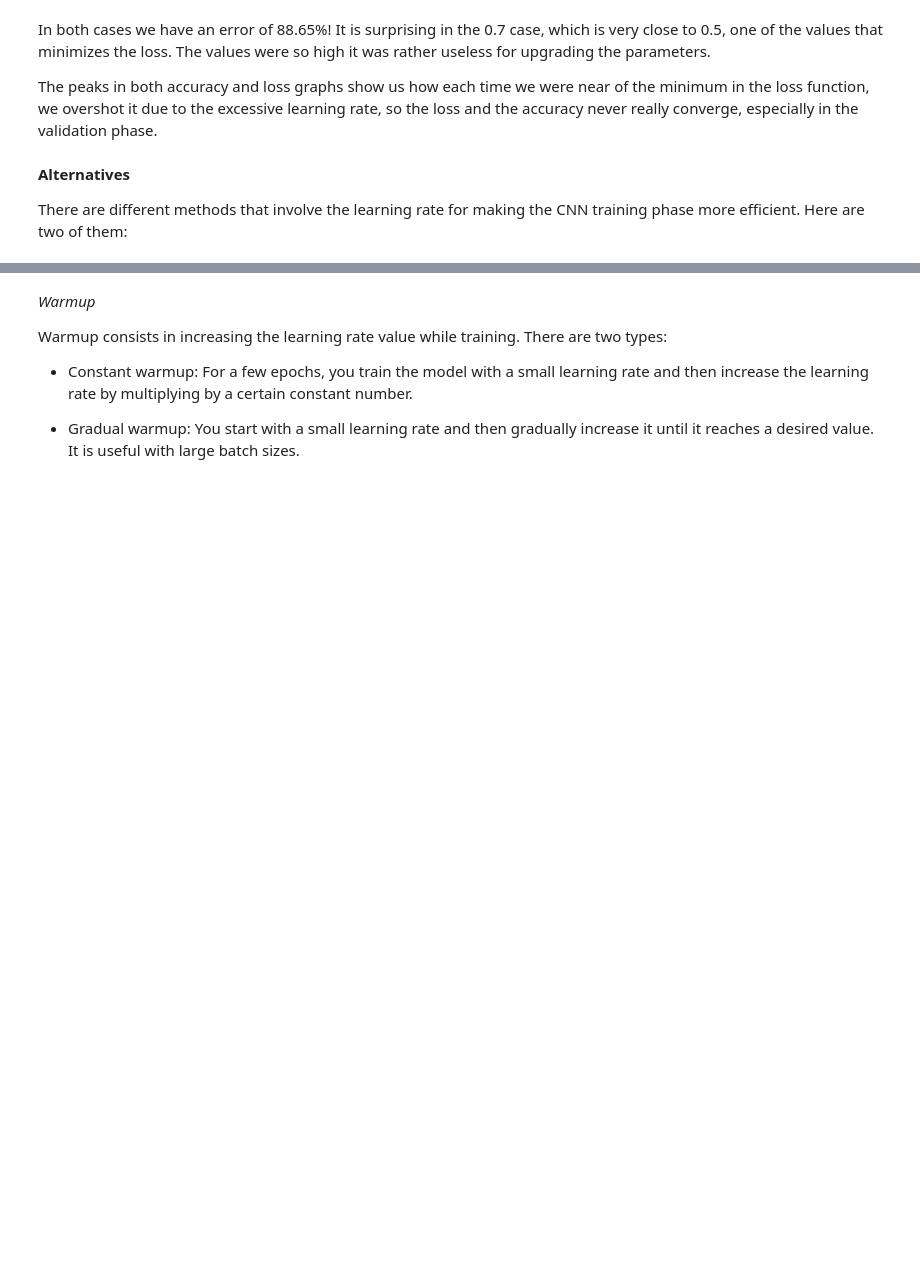
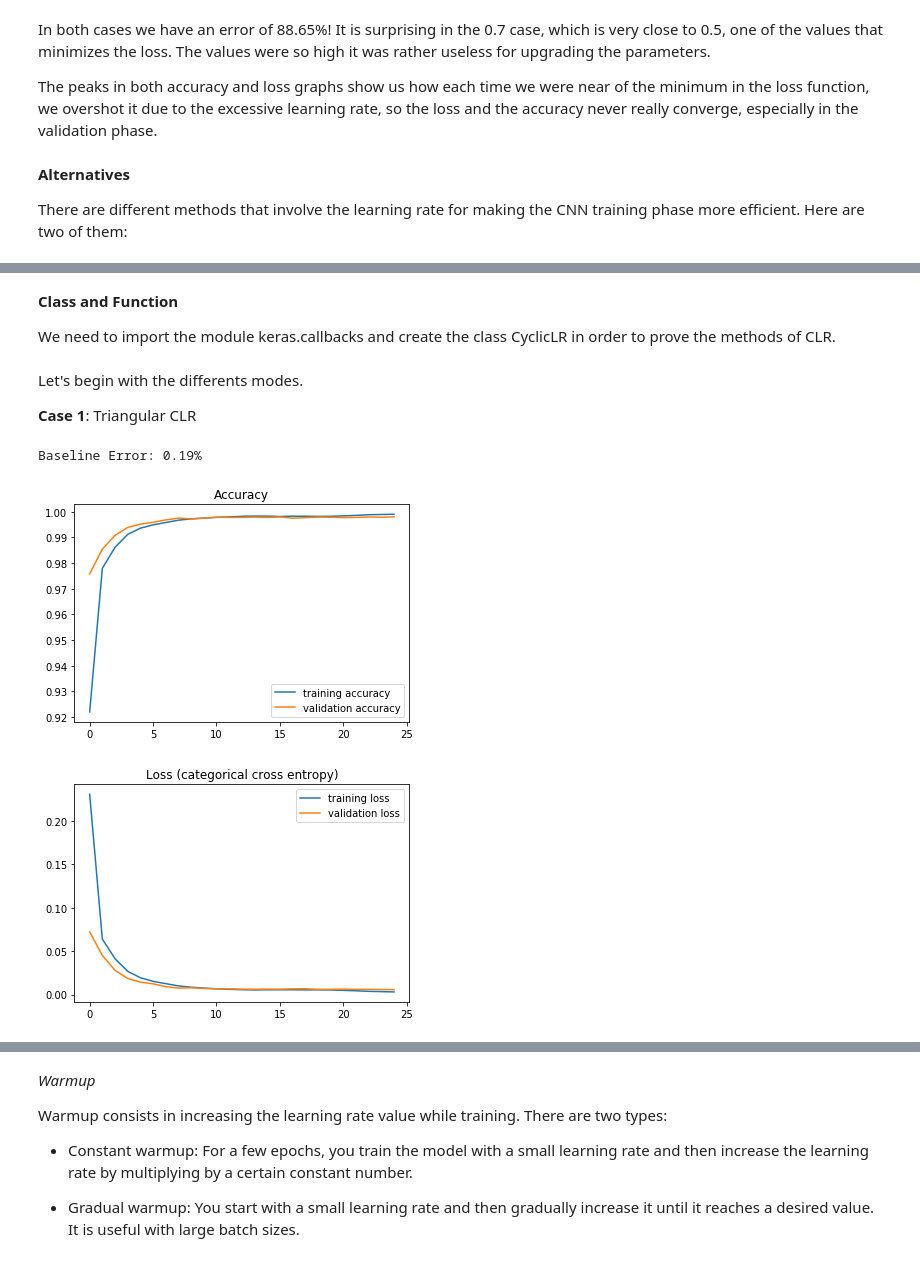
Before and after one commit to telecombcn-dl/2018-idl-projects, a Jupyter notebook: team_10/Learning Rate - Team 10 (1).ipynb, the cells around one changed output, grey strips where cells are left out. Drawn from its saved outputs; the diff is of its cells as text; code cells hidden in the pictures; blank space fills up the shorter version.

```diff
--- a/team_10/Learning Rate - Team 10 (1).ipynb
+++ b/team_10/Learning Rate - Team 10 (1).ipynb
@@ -33,7 +34,7 @@ We define the functions we will use repeatedly through this project.
 # %% [markdown]
 First of all, we create our Convolutional Neural Network by passing as a parameter the learning rate value.
 # %%
-def eval_hyperparam(learning_rate):
+def eval_hyperparam(learning_rate, n_epochs):
     model = Sequential()
     model.add(Conv2D(32, (5, 5), input_shape=(28, 28, 1), activation='relu'))
     model.add(MaxPooling2D(pool_size=(2, 2)))
@@ -43,7 +44,7 @@ def eval_hyperparam(learning_rate):
     model.add(Dense(num_classes, activation='softmax'))
     sgd = optimizers.SGD(lr=learning_rate) #using SGD as an optimizer
     model.compile(loss='categorical_crossentropy', optimizer=sgd, metrics=['accuracy'])
-    history = model.fit(X_train, y_train, validation_data=(X_test, y_test), epochs=50, batch_size=200, verbose=0)
+    history = model.fit(X_train, y_train, validation_data=(X_test, y_test), epochs=n_epochs, batch_size=200, verbose=0)
     scores = model.evaluate(X_test, y_test, verbose=0)
     print("Baseline Error: %.2f%%" % (100-scores[1]*100))
     return history
@@ -181,7 +182,7 @@ Baseline Error: 88.65%
 [figure]
 [figure]
 # %%
-history = eval_hyperparam(1)
+history = eval_hyperparam(1, 25)
 plot_accuracy(history)
 plot_loss(history)
 # %% [output]
@@ -202,0 +209,4 @@ This method consists in cycling the learning rate value between a lower bound an
+# %% [markdown]
+**Class and Function**
+
+We need to import the module keras.callbacks and create the class CyclicLR in order to prove the methods of CLR.
@@ -202,0 +291,28 @@ This method consists in cycling the learning rate value between a lower bound an
+# %%
+def cyclical(behavior, n_epochs):
+    clr_triangular = CyclicLR(base_lr=0.01, max_lr=1, mode=behavior)
+    model = Sequential()
+    model.add(Conv2D(32, (5, 5), input_shape=(28, 28, 1), activation='relu'))
+    model.add(MaxPooling2D(pool_size=(2, 2)))
+    model.add(Dropout(0.2))
+    model.add(Flatten())
+    model.add(Dense(128, activation='relu'))
+    model.add(Dense(num_classes, activation='softmax'))
+    sgd = optimizers.SGD() #using SGD as an optimizer
+    model.compile(optimizer=sgd, loss='binary_crossentropy', metrics=['accuracy'])
+    history = model.fit(X_train, y_train, validation_data=(X_test, y_test), epochs=n_epochs, batch_size=200, verbose=0, callbacks=[clr_triangular])
+    scores = model.evaluate(X_test, y_test, verbose=0)
+    print("Baseline Error: %.2f%%" % (100-scores[1]*100))
+    return history
+# %% [markdown]
+Let's begin with the differents modes.
+
+**Case 1**: Triangular CLR
+# %%
+history = cyclical('triangular', 25)
+plot_accuracy(history)
+plot_loss(history)
+# %% [output]
+Baseline Error: 0.19%
+[figure, added]
+[figure, added]
```
Also changed, not shown: parts of 21 cells of this notebook.
